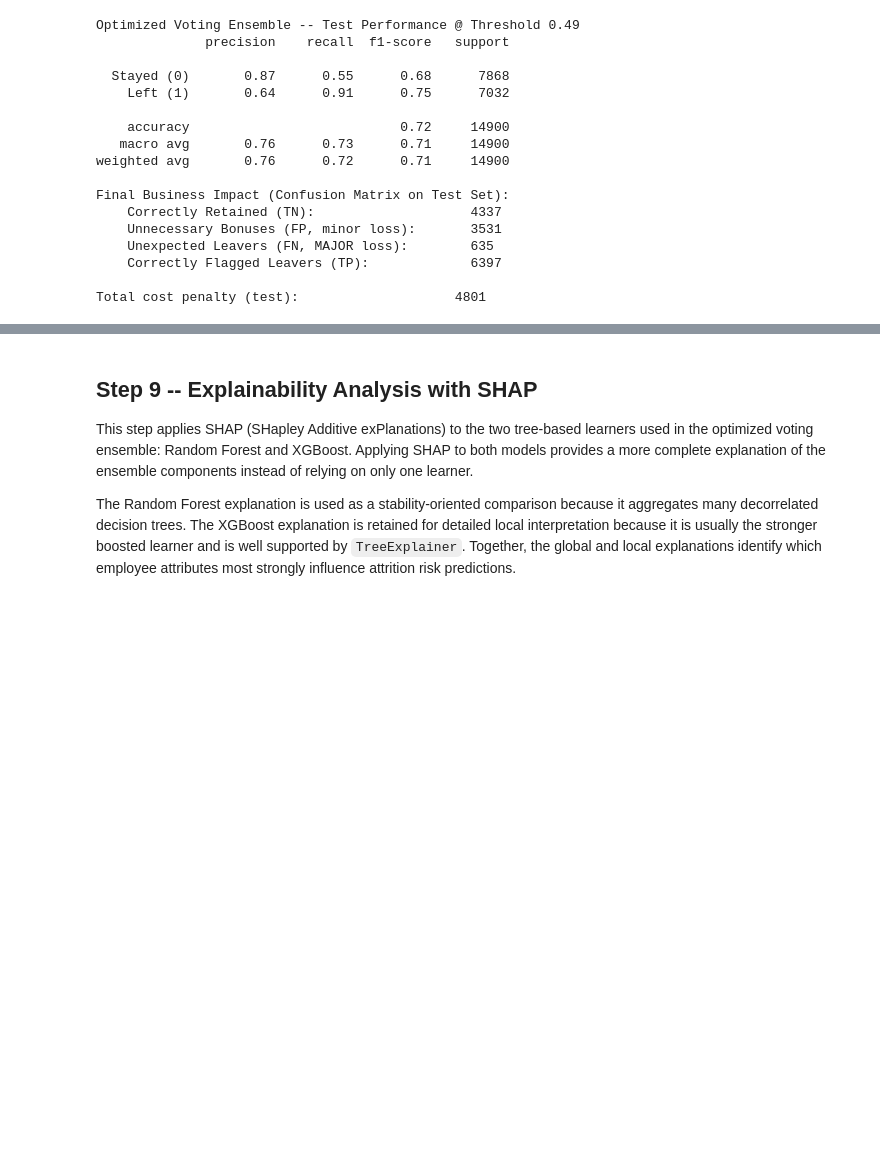
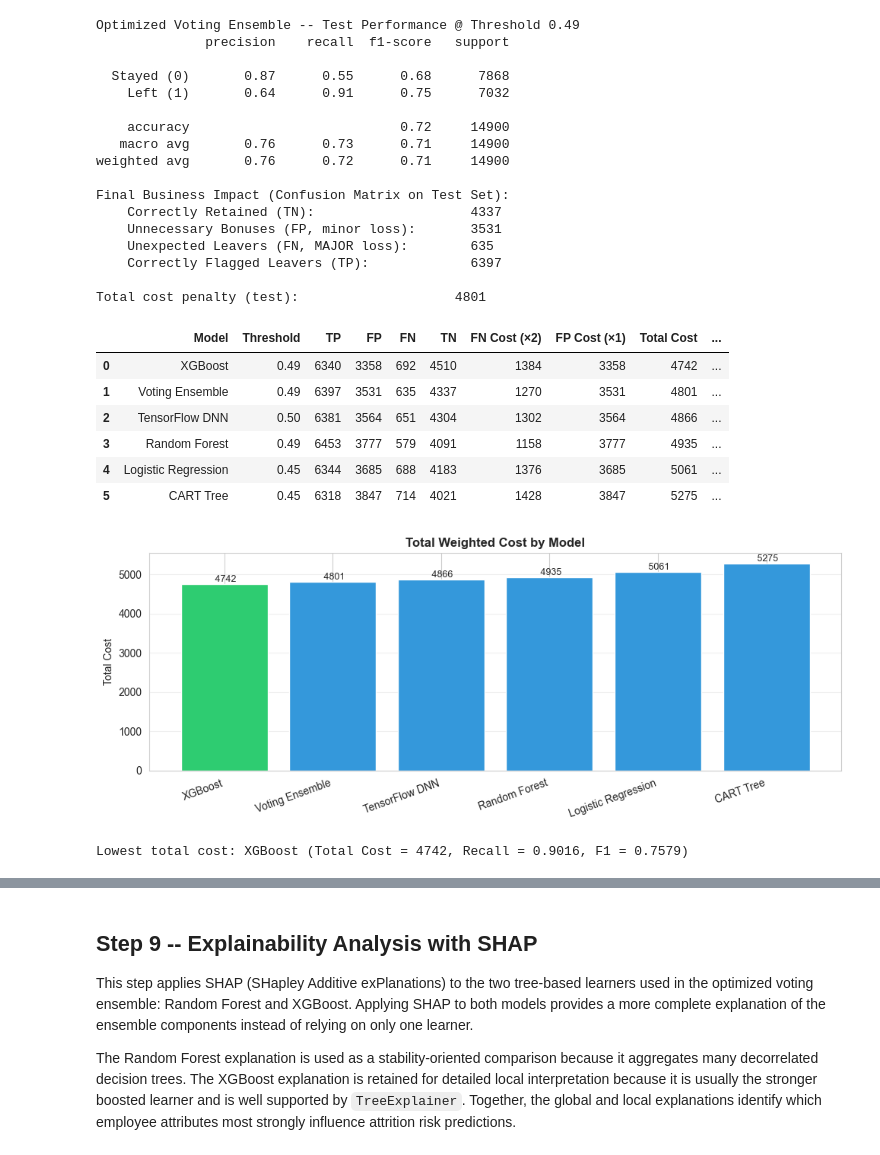
Before and after one commit to dlsynkjsf/cselec2c-project, a Jupyter notebook: 3CSD_Group 6_Implementation.ipynb, the cells around one changed output, grey strips where cells are left out. Cells and saved outputs as stored; diff of their text form; code cells hidden in the pictures; blank space fills up the shorter version.

```diff
--- a/3CSD_Group 6_Implementation.ipynb
+++ b/3CSD_Group 6_Implementation.ipynb
@@ -656,3 +660,55 @@ Final Business Impact (Confusion Matrix on Test Set):
     Correctly Flagged Leavers (TP):             6397
 
 Total cost penalty (test):                    4801
+# %%
+# Business cost analysis -- score each tuned model at its validation-selected threshold
+cost_rows = []
+for name, model in stage_b_models.items():
+    threshold = cost_aware_metrics[name]['best_threshold']
+    probs = get_proba(model, X_test_prcsd)
+    preds = (probs >= threshold).astype(int)
+    tn, fp, fn, tp = confusion_matrix(y_test, preds).ravel()
+    total_cost = fn * COST_FN + fp * COST_FP
+    cost_rows.append({
+        'Model':     name,
+        'Threshold': round(threshold, 2),
+        'TP':        tp,
+        'FP':        fp,
+        'FN':        fn,
+        'TN':        tn,
+        f'FN Cost (×{COST_FN})': fn * COST_FN,
+        f'FP Cost (×{COST_FP})': fp * COST_FP,
+        'Total Cost': total_cost,
+        'Recall':     round(tp / (tp + fn), 4),
+        'F1':         round(cost_aware_metrics[name]['f1_left'], 4),
+    })
+
+cost_df = pd.DataFrame(cost_rows).sort_values('Total Cost').reset_index(drop=True)
+display(cost_df)
+
+fig, ax = plt.subplots(figsize=(10, 4))
+colors = ['#2ecc71' if i == 0 else '#3498db' for i in range(len(cost_df))]
+bars = ax.bar(cost_df['Model'], cost_df['Total Cost'], color=colors, edgecolor='white')
+ax.set_title('Total Weighted Cost by Model', fontsize=12, fontweight='bold')
+ax.set_ylabel('Total Cost')
+ax.grid(True, axis='y', alpha=0.3)
+plt.setp(ax.get_xticklabels(), rotation=20, ha='right')
+for bar, v in zip(bars, cost_df['Total Cost']):
+    ax.text(bar.get_x() + bar.get_width() / 2, v, f' {v}',
+            ha='center', va='bottom', fontsize=9)
+plt.tight_layout()
+plt.show()
+
+best = cost_df.iloc[0]
+print(f"Lowest total cost: {best['Model']} "
+      f"(Total Cost = {best['Total Cost']}, Recall = {best['Recall']}, F1 = {best['F1']})")
+# %% [output]
+|  | Model | Threshold | TP | FP | FN | TN | FN Cost (×2) | FP Cost (×1) | Total Cost | ... |
+| 0 | XGBoost | 0.49 | 6340 | 3358 | 692 | 4510 | 1384 | 3358 | 4742 | ... |
+| 1 | Voting Ensemble | 0.49 | 6397 | 3531 | 635 | 4337 | 1270 | 3531 | 4801 | ... |
+| 2 | TensorFlow DNN | 0.50 | 6381 | 3564 | 651 | 4304 | 1302 | 3564 | 4866 | ... |
+| 3 | Random Forest | 0.49 | 6453 | 3777 | 579 | 4091 | 1158 | 3777 | 4935 | ... |
+| 4 | Logistic Regression | 0.45 | 6344 | 3685 | 688 | 4183 | 1376 | 3685 | 5061 | ... |
+| 5 | CART Tree | 0.45 | 6318 | 3847 | 714 | 4021 | 1428 | 3847 | 5275 | ... |
+[figure, added]
+Lowest total cost: XGBoost (Total Cost = 4742, Recall = 0.9016, F1 = 0.7579)
```
Also changed, not shown: parts of 4 cells of this notebook, 2 other files.
